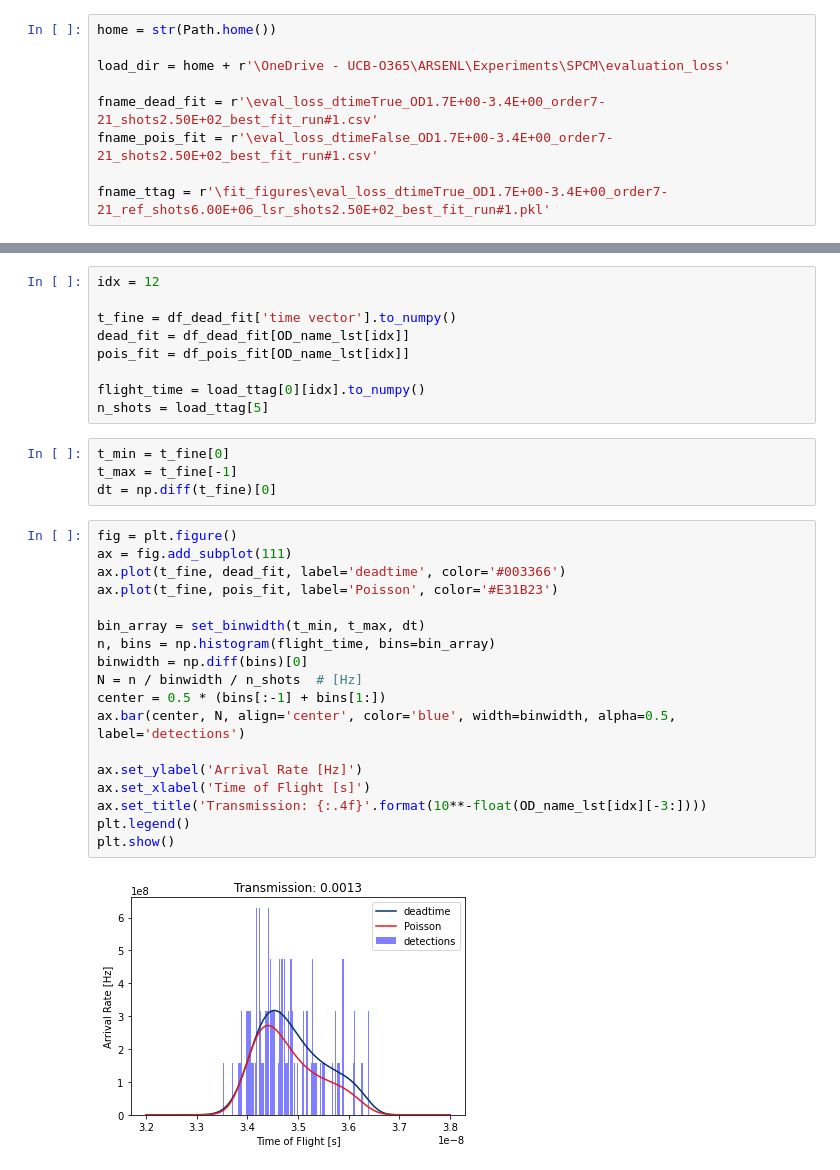
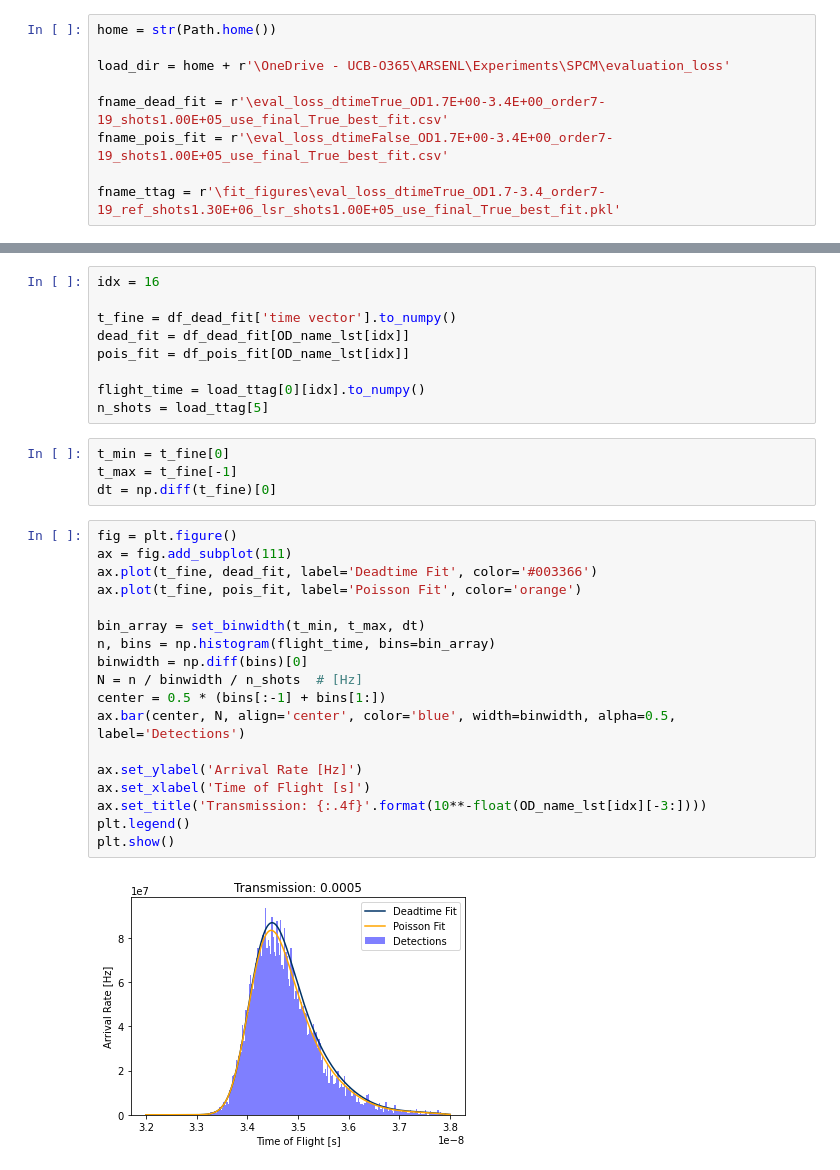
Before and after one commit to gkirchhoff32/ARSENL_backscatter_experiments, a Jupyter notebook: scripts/plot_processed_data.ipynb, the cells around one changed output, grey strips where cells are left out. Saved outputs shown, nothing was run; the diff lists cells and outputs as text.

```diff
--- a/scripts/plot_processed_data.ipynb
+++ b/scripts/plot_processed_data.ipynb
@@ -21,10 +21,10 @@ home = str(Path.home())
 
 load_dir = home + r'\OneDrive - UCB-O365\ARSENL\Experiments\SPCM\evaluation_loss'
 
-fname_dead_fit = r'\eval_loss_dtimeTrue_OD1.7E+00-3.4E+00_order7-21_shots2.50E+02_best_fit_run#1.csv'
-fname_pois_fit = r'\eval_loss_dtimeFalse_OD1.7E+00-3.4E+00_order7-21_shots2.50E+02_best_fit_run#1.csv'
+fname_dead_fit = r'\eval_loss_dtimeTrue_OD1.7E+00-3.4E+00_order7-19_shots1.00E+05_use_final_True_best_fit.csv'
+fname_pois_fit = r'\eval_loss_dtimeFalse_OD1.7E+00-3.4E+00_order7-19_shots1.00E+05_use_final_True_best_fit.csv'
 
-fname_ttag = r'\fit_figures\eval_loss_dtimeTrue_OD1.7E+00-3.4E+00_order7-21_ref_shots6.00E+06_lsr_shots2.50E+02_best_fit_run#1.pkl'
+fname_ttag = r'\fit_figures\eval_loss_dtimeTrue_OD1.7-3.4_order7-19_ref_shots1.30E+06_lsr_shots1.00E+05_use_final_True_best_fit.pkl'
 # %%
 df_dead_fit = pd.read_csv(load_dir + fname_dead_fit)
 df_pois_fit = pd.read_csv(load_dir + fname_pois_fit)
@@ -42,7 +42,7 @@ print('OD values investigated: {}'.format(OD_lst))
 # %% [output]
 OD values investigated: [1.7, 1.8, 1.9, 2.0, 2.1, 2.2, 2.3, 2.4, 2.5, 2.6, 2.7, 2.8, 2.9, 3.0, 3.1, 3.2, 3.3, 3.4]
 # %%
-idx = 12
+idx = 16
 
 t_fine = df_dead_fit['time vector'].to_numpy()
 dead_fit = df_dead_fit[OD_name_lst[idx]]
@@ -57,20 +57,20 @@ dt = np.diff(t_fine)[0]
 # %%
 fig = plt.figure()
 ax = fig.add_subplot(111)
-ax.plot(t_fine, dead_fit, label='deadtime', color='#003366')
-ax.plot(t_fine, pois_fit, label='Poisson', color='#E31B23')
+ax.plot(t_fine, dead_fit, label='Deadtime Fit', color='#003366')
+ax.plot(t_fine, pois_fit, label='Poisson Fit', color='orange')
 
 bin_array = set_binwidth(t_min, t_max, dt)
 n, bins = np.histogram(flight_time, bins=bin_array)
 binwidth = np.diff(bins)[0]
 N = n / binwidth / n_shots  # [Hz]
 center = 0.5 * (bins[:-1] + bins[1:])
-ax.bar(center, N, align='center', color='blue', width=binwidth, alpha=0.5, label='detections')
+ax.bar(center, N, align='center', color='blue', width=binwidth, alpha=0.5, label='Detections')
 
 ax.set_ylabel('Arrival Rate [Hz]')
 ax.set_xlabel('Time of Flight [s]')
 ax.set_title('Transmission: {:.4f}'.format(10**-float(OD_name_lst[idx][-3:])))
 plt.legend()
 plt.show()
 # %% [output]
-[figure, old version]
+[figure, new version]
```
Also changed, not shown: 3 other files.
